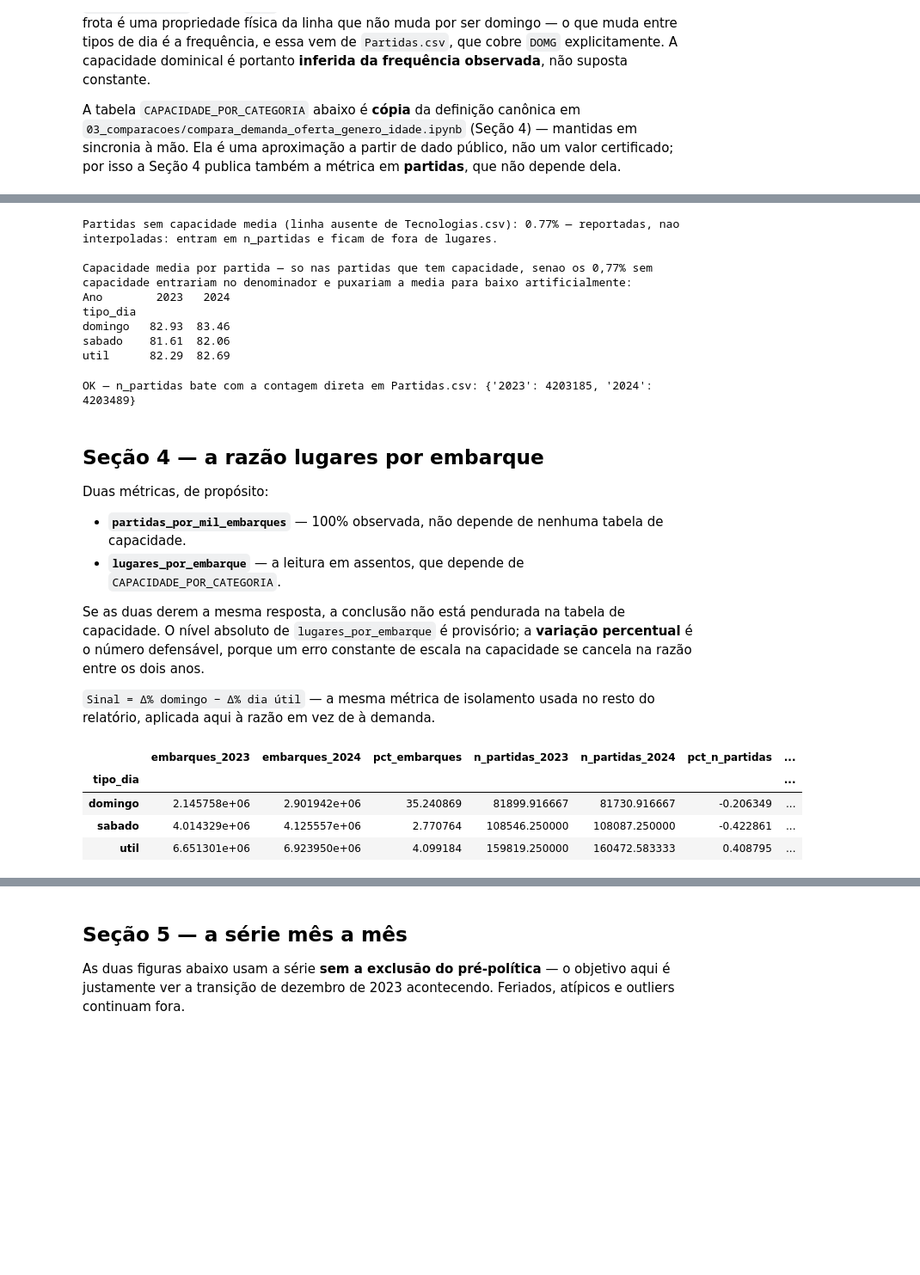
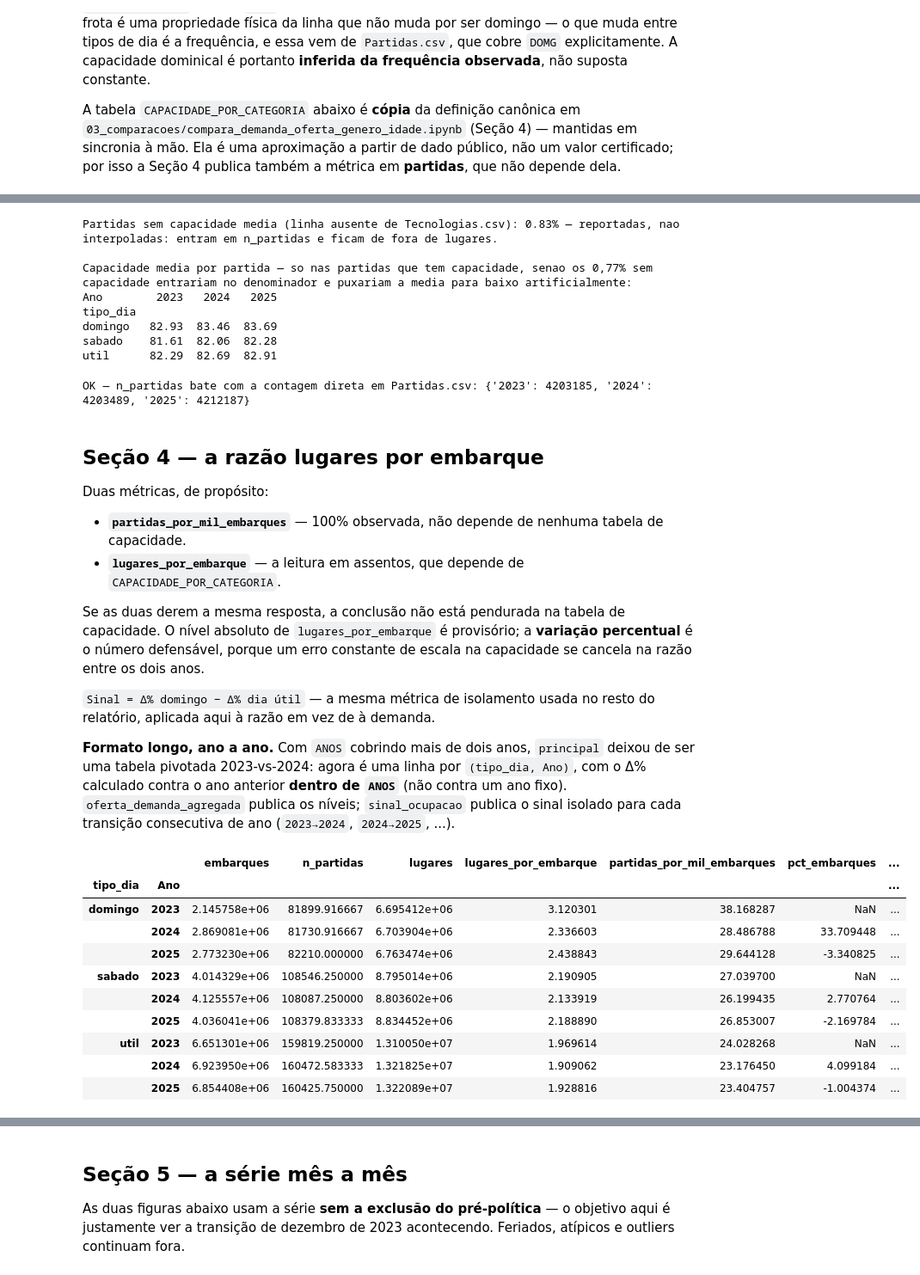
Before and after one commit to gilandrade/tarifa_zero_sptrans, a Jupyter notebook: 02_oferta/compara_oferta_demanda_agregada.ipynb, the cells around one changed output, grey strips where cells are left out. Shown at 86% size. Saved outputs shown, nothing was run; the diff lists cells and outputs as text; code cells hidden in the pictures; blank space fills up the shorter version.

```diff
--- a/02_oferta/compara_oferta_demanda_agregada.ipynb
+++ b/02_oferta/compara_oferta_demanda_agregada.ipynb
@@ -111,12 +163,26 @@ Ano
 # %%
 dias = dia_oficial.copy()
+
+# Feriados-tarifa-zero contam como domingo (tratamento) — forca o tipo_dia quando ainda nao e.
+dias["feriado_tarifa_zero"] = dias["data"].isin(DATAS_FERIADO_TARIFA_ZERO)
+tipo_dia_original = dias["tipo_dia"].copy()
+dias.loc[dias["feriado_tarifa_zero"], "tipo_dia"] = "domingo"
+mudou = dias.loc[dias["feriado_tarifa_zero"] & (tipo_dia_original != "domingo")]
+print(f"feriados-tarifa-zero reclassificados para domingo: {len(mudou)}")
+print(mudou[["data"]].assign(tipo_dia_original=tipo_dia_original.loc[mudou.index]).to_string(index=False))
+
 dias["feriado"] = dias["data"].isin(DATAS_FERIADO)
 dias["atipico"] = dias["data"].isin(DATAS_ATIPICAS)
 dias["pos_politica_2023"] = (dias["Ano"] == "2023") & (dias["data"] >= DATA_INICIO_POLITICA)
 
-# outlier so faz sentido depois de tirar feriados/atipicos: a mediana de referencia
-# precisa ser a dos dias normais.
-normais = dias.loc[~dias["feriado"] & ~dias["atipico"] & ~dias["pos_politica_2023"]].copy()
+# outlier so faz sentido depois de tirar feriados/atipicos/feriados-tarifa-zero: a mediana de
+# referencia precisa ser a dos dias normais. Feriados-tarifa-zero sao naturalmente mais fracos
+# que um domingo comum (e feriado, tem menos gente circulando) — isso nao e um problema de dado,
+# entao ficam de fora tanto da mediana de referencia quanto da propria checagem de outlier
+# (senao a regra de 60% da mediana os descartaria de novo logo depois de terem sido promovidos
+# a tratamento, esvaziando o efeito do item 2 da Secao 1).
+normais = dias.loc[~dias["feriado"] & ~dias["atipico"] & ~dias["pos_politica_2023"]
+                   & ~dias["feriado_tarifa_zero"]].copy()
 mediana_ref = normais.groupby(["Ano", "tipo_dia"])["embarques"].transform("median")
 normais["outlier"] = normais["embarques"] < LIMIAR_OUTLIER * mediana_ref
 dias = dias.merge(normais[["data", "outlier"]], on="data", how="left")
@@ -125,7 +191,7 @@ dias["outlier"] = dias["outlier"].fillna(False)
 dias["excluido"] = dias["feriado"] | dias["atipico"] | dias["pos_politica_2023"] | dias["outlier"]
 demanda_dia = dias.loc[~dias["excluido"]].copy()
 
-print("=== dias excluidos por motivo ===")
+print("\n=== dias excluidos por motivo ===")
 for motivo in ["feriado", "atipico", "pos_politica_2023", "outlier"]:
     sub = dias.loc[dias[motivo]]
     print(f"\n{motivo}: {len(sub)} dias")
@@ -223,7 +289,7 @@ def capacidade_de(tecnologia):
 # %%
 # encoding="utf-8" e obrigatorio: latin-1 mojibaka os nomes acentuados das tecnologias.
 tecnologias = pd.read_csv(CAMINHO_TECNOLOGIAS, encoding="utf-8")
-tecnologias = tecnologias.loc[tecnologias["Ano Mês"].between(202301, 202412)].copy()
+tecnologias = tecnologias.loc[tecnologias["Ano Mês"].between(ANO_MES_INICIO, ANO_MES_FIM)].copy()
 
 print("Tipo Dia presente em Tecnologias.csv:", tecnologias["Tipo Dia"].unique())  # esperado: so UTIL
 
@@ -266,7 +332,7 @@ partidas = duckdb.sql(f"""
            "Linha" AS Linha,
            count(*) AS n_partidas
     FROM read_csv('{CAMINHO_PARTIDAS}')
-    WHERE "Ano Mês" BETWEEN 202301 AND 202412
+    WHERE "Ano Mês" BETWEEN {ANO_MES_INICIO} AND {ANO_MES_FIM}
     GROUP BY 1, 2, 3, 4
 """).df()
 
@@ -294,28 +360,28 @@ com_cap = oferta_linha.dropna(subset=["capacidade_media_veiculo"])
 print((com_cap.groupby(["Ano", "tipo_dia"])[["lugares", "n_partidas"]].sum()
        .eval("lugares / n_partidas").unstack("Ano").round(2).to_string()))
 # %% [output]
-Partidas sem capacidade media (linha ausente de Tecnologias.csv): 0.77% — reportadas, nao interpoladas: entram em n_partidas e ficam de fora de lugares.
+Partidas sem capacidade media (linha ausente de Tecnologias.csv): 0.83% — reportadas, nao interpoladas: entram em n_partidas e ficam de fora de lugares.
 
 Capacidade media por partida — so nas partidas que tem capacidade, senao os 0,77% sem
 capacidade entrariam no denominador e puxariam a media para baixo artificialmente:
-Ano        2023   2024
+Ano        2023   2024   2025
 tipo_dia
-domingo   82.93  83.46
-sabado    81.61  82.06
-util      82.29  82.69
+domingo   82.93  83.46  83.69
+sabado    81.61  82.06  82.28
+util      82.29  82.69  82.91
 # %%
 # Checagem: a soma de n_partidas tem que bater com uma contagem direta no CSV, sem deduplicacao.
 conferencia = duckdb.sql(f"""
     SELECT substr("Ano Mês"::VARCHAR, 1, 4) AS Ano, count(*) AS n
     FROM read_csv('{CAMINHO_PARTIDAS}')
-    WHERE "Ano Mês" BETWEEN 202301 AND 202412
+    WHERE "Ano Mês" BETWEEN {ANO_MES_INICIO} AND {ANO_MES_FIM}
     GROUP BY 1 ORDER BY 1
 """).df().set_index("Ano")["n"]
 calculado = oferta_mes.groupby("Ano")["n_partidas"].sum()
 assert (conferencia == calculado).all(), (conferencia, calculado)
 print("OK — n_partidas bate com a contagem direta em Partidas.csv:", calculado.to_dict())
 # %% [output]
-OK — n_partidas bate com a contagem direta em Partidas.csv: {'2023': 4203185, '2024': 4203489}
+OK — n_partidas bate com a contagem direta em Partidas.csv: {'2023': 4203185, '2024': 4203489, '2025': 4212187}
 # %% [markdown]
 ## Seção 4 — a razão lugares por embarque
 
@@ -330,37 +396,48 @@ porque um erro constante de escala na capacidade se cancela na razão entre os d
 
 `Sinal = Δ% domingo − Δ% dia útil` — a mesma métrica de isolamento usada no resto do relatório,
 aplicada aqui à razão em vez de à demanda.
+
+**Formato longo, ano a ano.** Com `ANOS` cobrindo mais de dois anos, `principal` deixou de ser uma
+tabela pivotada 2023-vs-2024: agora é uma linha por `(tipo_dia, Ano)`, com o Δ% calculado contra o
+ano anterior **dentro de `ANOS`** (não contra um ano fixo). `oferta_demanda_agregada` publica os
+níveis; `sinal_ocupacao` publica o sinal isolado para cada transição consecutiva de ano
+(`2023→2024`, `2024→2025`, ...).
 # %%
 def resultado(meses, base_demanda):
-    """Niveis por Ano x tipo_dia (media diaria) e as razoes derivadas, para uma janela de meses."""
+    """Niveis por Ano x tipo_dia (media diaria) e as razoes derivadas, para os anos em ANOS."""
     dem = media_diaria(base_demanda, meses).reset_index()
-    ofe = (oferta_mes.loc[oferta_mes["Mes"].isin(meses)]
+    dem = dem.loc[dem["Ano"].isin(ANOS)]
+    ofe = (oferta_mes.loc[oferta_mes["Mes"].isin(meses) & oferta_mes["Ano"].isin(ANOS)]
            .groupby(["Ano", "tipo_dia"])[["n_partidas", "lugares"]].mean().reset_index())
     t = dem.merge(ofe, on=["Ano", "tipo_dia"], how="inner")
     t["lugares_por_embarque"] = t["lugares"] / t["embarques"]
     t["partidas_por_mil_embarques"] = 1000 * t["n_partidas"] / t["embarques"]
     return t
 
 
 def com_variacao(t, colunas):
-    """Pivota Ano para coluna e acrescenta a variacao percentual 2024 vs 2023."""
-    piv = t.pivot(index="tipo_dia", columns="Ano")
-    out = pd.DataFrame(index=piv.index)
+    """Formato longo: uma linha por (tipo_dia, Ano), com Δ% contra o ano anterior dentro de ANOS."""
+    t = t.set_index(["tipo_dia", "Ano"]).reindex(
+        pd.MultiIndex.from_product([ORDEM_TIPO_DIA, ANOS], names=["tipo_dia", "Ano"]))
     for c in colunas:
-        out[f"{c}_2023"] = piv[(c, "2023")]
-        out[f"{c}_2024"] = piv[(c, "2024")]
-        out[f"pct_{c}"] = 100 * (piv[(c, "2024")] / piv[(c, "2023")] - 1)
-    return out.reindex(ORDEM_TIPO_DIA)
+        t[f"pct_{c}"] = 100 * t.groupby(level="tipo_dia")[c].pct_change()
+    return t
 
 
 COLUNAS = ["embarques", "n_partidas", "lugares", "lugares_por_embarque", "partidas_por_mil_embarques"]
 principal = com_variacao(resultado(JANELA_PRINCIPAL, demanda_dia), COLUNAS)
 principal
 # %% [output]
-|  | embarques_2023 | embarques_2024 | pct_embarques | n_partidas_2023 | n_partidas_2024 | pct_n_partidas | ... |
-| tipo_dia |  |  |  |  |  |  | ... |
-| domingo | 2.145758e+06 | 2.901942e+06 | 35.240869 | 81899.916667 | 81730.916667 | -0.206349 | ... |
-| sabado | 4.014329e+06 | 4.125557e+06 | 2.770764 | 108546.250000 | 108087.250000 | -0.422861 | ... |
-| util | 6.651301e+06 | 6.923950e+06 | 4.099184 | 159819.250000 | 160472.583333 | 0.408795 | ... |
+|  |  | embarques | n_partidas | lugares | lugares_por_embarque | partidas_por_mil_embarques | pct_embarques | ... |
+| tipo_dia | Ano |  |  |  |  |  |  | ... |
+| domingo | 2023 | 2.145758e+06 | 81899.916667 | 6.695412e+06 | 3.120301 | 38.168287 | NaN | ... |
+|  | 2024 | 2.869081e+06 | 81730.916667 | 6.703904e+06 | 2.336603 | 28.486788 | 33.709448 | ... |
+|  | 2025 | 2.773230e+06 | 82210.000000 | 6.763474e+06 | 2.438843 | 29.644128 | -3.340825 | ... |
+| sabado | 2023 | 4.014329e+06 | 108546.250000 | 8.795014e+06 | 2.190905 | 27.039700 | NaN | ... |
+|  | 2024 | 4.125557e+06 | 108087.250000 | 8.803602e+06 | 2.133919 | 26.199435 | 2.770764 | ... |
+|  | 2025 | 4.036041e+06 | 108379.833333 | 8.834452e+06 | 2.188890 | 26.853007 | -2.169784 | ... |
+| util | 2023 | 6.651301e+06 | 159819.250000 | 1.310050e+07 | 1.969614 | 24.028268 | NaN | ... |
+|  | 2024 | 6.923950e+06 | 160472.583333 | 1.321825e+07 | 1.909062 | 23.176450 | 4.099184 | ... |
+|  | 2025 | 6.854408e+06 | 160425.750000 | 1.322089e+07 | 1.928816 | 23.404757 | -1.004374 | ... |
 # %%
 oferta_demanda_agregada = principal[[
```
Also changed, not shown: parts of 16 cells of this notebook, 11 other files.
